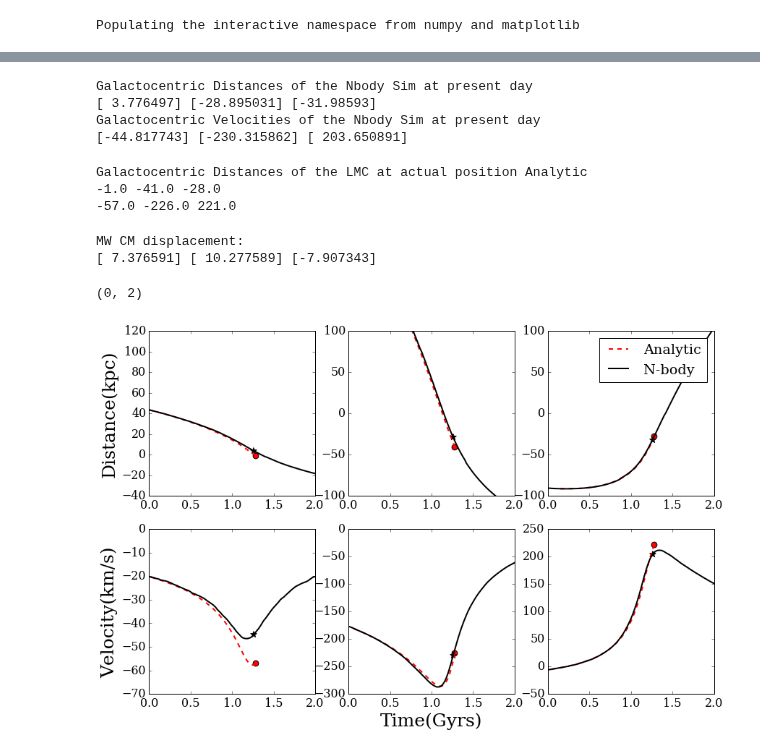
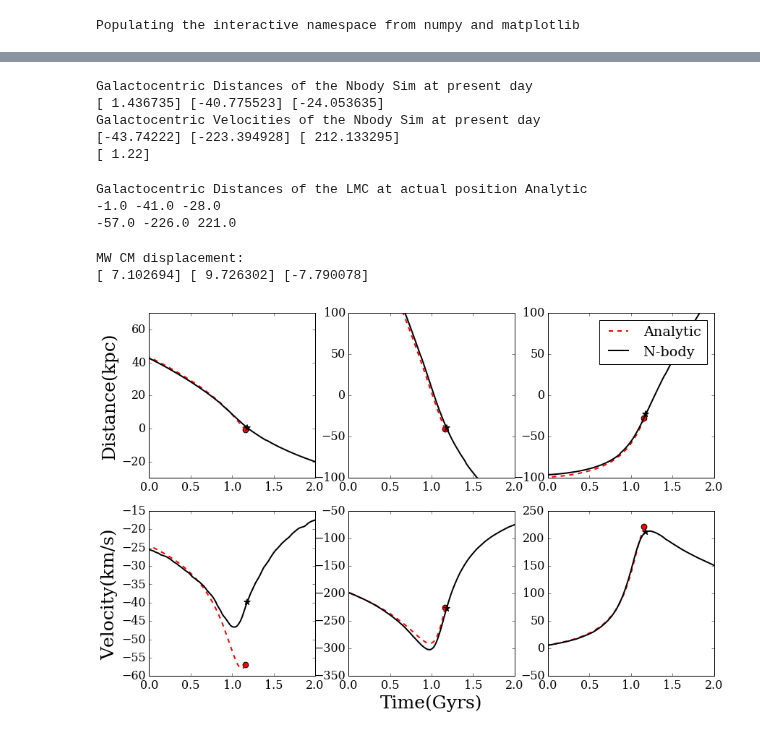
Before and after one commit to jngaravitoc/LMC-MW, a Jupyter notebook: code/LMC_orbit/LMC_orbits.ipynb, the cells around one changed output, grey strips where cells are left out. Drawn from its saved outputs; the diff is of its cells as text; code cells hidden in the pictures.

```diff
--- a/code/LMC_orbit/LMC_orbits.ipynb
+++ b/code/LMC_orbit/LMC_orbits.ipynb
@@ -10,4 +7,29 @@ Populating the interactive namespace from numpy and matplotlib
 # %%
-Nbody1 = loadtxt('../CM/test_LMCMW-N.txt')
-A1_host = loadtxt('../../../orbits/data/LMC_1E11_1E12_free_a1_host.txt')
-A1_sat = loadtxt('../../../orbits/data/LMC_1E11_1E12_free_a1_sat.txt')
+Nbody1 = loadtxt('LMCMW-H6.txt')
+A1_host = loadtxt('../../../orbits/data/LMC_1E11_1E12_free_a14_host.txt')
+A1_sat = loadtxt('../../../orbits/data/LMC_1E11_1E12_free_a14_sat.txt')
+# %%
+# Results from the Nbody
+NB_t1 = Nbody1[:,0]
+NB_R1 = Nbody1[:,1]
+Xlmc1 = Nbody1[:,2]
+Ylmc1 = Nbody1[:,3]
+Zlmc1 = Nbody1[:,4]
+Xmw1 = Nbody1[:,5]
+Ymw1 = Nbody1[:,6]
+Zmw1 = Nbody1[:,7]
+NB_V1 = Nbody1[:,8]
+vXlmc1 = Nbody1[:,9]
+vYlmc1 = Nbody1[:,10]
+vZlmc1 = Nbody1[:,11]
+vXmw1 = Nbody1[:,12]
+vYmw1 = Nbody1[:,13]
+vZmw1 = Nbody1[:,14]
+
+XNB = Xlmc1 - Xmw1
+YNB = Ylmc1 - Ymw1
+ZNB = Zlmc1 - Zmw1
+VXNB = vXlmc1 - vXmw1
+VYNB = vYlmc1 - vYmw1
+VZNB = vZlmc1 - vZmw1
+print NB_t1[0]
@@ -122,16 +126,19 @@ scatter(0, NB_V1[0])
 # %%
-RLMC = np.sqrt(x1[0]**2 + y1[0]**2 + z1[0]**2)
-peri1 = where(NB_R1-RLMC == min(NB_R1-RLMC))
+RLMC = np.sqrt((XNB - x1[0])**2 + (YNB - y1[0])**2 + (ZNB - z1[0])**2)
+VLMC = np.sqrt((VXNB - vx1[0])**2 + (VYNB - vy1[0])**2 + (VZNB - vz1[0])**2)
+peri1 = where(RLMC == min(RLMC))
 # %%
 print 'Galactocentric Distances of the Nbody Sim at present day'
 print Xlmc1[peri1]-Xmw1[peri1], Ylmc1[peri1]-Ymw1[peri1], Zlmc1[peri1]-Zmw1[peri1]
 print 'Galactocentric Velocities of the Nbody Sim at present day'
 print vXlmc1[peri1]-vXmw1[peri1], vYlmc1[peri1]-vYmw1[peri1], vZlmc1[peri1]-vZmw1[peri1]
+print NB_t1[peri1]
 # %% [output]
 Galactocentric Distances of the Nbody Sim at present day
-[ 3.776497] [-28.895031] [-31.98593]
+[ 1.436735] [-40.775523] [-24.053635]
 Galactocentric Velocities of the Nbody Sim at present day
-[-44.817743] [-230.315862] [ 203.650891]
+[-43.74222] [-223.394928] [ 212.133295]
+[ 1.22]
 # %%
 #print 'Galactocentric Distances of the Nbody Sim at Peri'
 #print Xlmc05[peri05]-Xmw1[peri05], Ylmc1[peri05]-Ymw1[peri05], Zlmc1[peri05]-Zmw1[peri05]
@@ -150,7 +157,7 @@ print 'MW CM displacement:'
 print Xmw1[peri1], Ymw1[peri1], Zmw1[peri1]
 # %% [output]
 MW CM displacement:
-[ 7.376591] [ 10.277589] [-7.907343]
+[ 7.102694] [ 9.726302] [-7.790078]
 # %%
 figure(figsize(14, 9))
 plt.subplot(2, 3, 1)
@@ -187,33 +194,32 @@ legend()
 
 plt.subplot(2, 3, 4)
 plot(t1, vx1, lw=2, ls='--', c='r')
 scatter(t1[0], vx1[0], s=60, c='r')
 scatter(NB_t1[peri1], vXlmc1[peri1]-vXmw1[peri1], marker='*', c='k', s=80)
 #plot(t05, vx05, lw=2, ls='--', c='b')
 plot(NB_t1, vXlmc1-vXmw1, lw=2, label='Full Df', c='k')
 #plot(NB_t05, vXmw05-vXlmc05, lw=2, label='0.5 DF', c='b')
 plt.ylabel('Velocity(km/s)', fontsize=25)
 xlim(0, 2)
 
 plt.subplot(2, 3, 5)
 plot(t1, vy1, lw=2, ls='--', c='r')
 scatter(t1[0], vy1[0], s=60, c='r')
 #plot(t05, vy05, lw=2, ls='--', c='b')
 plot(NB_t1, vYlmc1-vYmw1, lw=2, label='Full Df', c='k')
 scatter(NB_t1[peri1], vYlmc1[peri1]-vYmw1[peri1], marker='*', c='k', s=80)
 #plot(NB_t05, vYmw05-vYlmc05, lw=2, label='0.5 DF', c='b')
 xlim(0, 2)
 
 plt.xlabel('Time(Gyrs)', fontsize=25)
 plt.subplot(2, 3, 6)
 plot(t1, vz1, lw=2, ls='--', c='r')
 scatter(t1[0], vz1[0], s=60, c='r')
 #plot(t05, vz05, lw=2, ls='--', c='b')
 plot(NB_t1, vZlmc1-vZmw1, lw=2, label='Full Df', c='k')
 scatter(NB_t1[peri1], vZlmc1[peri1]-vZmw1[peri1], marker='*', c='k', s=80)
 #plot(NB_t05, vZmw05-vZlmc05, lw=2, label='0.5 DF', c='b')
 xlim(0, 2)
-#savefig('a1ICs.png', bbox_inches='tight')
+savefig('a1ICsH3.png', bbox_inches='tight')
 # %% [output]
-(0, 2)
-[figure, old version]
+[figure, new version]
```
Also changed, not shown: parts of 9 cells of this notebook, 1 other file.
